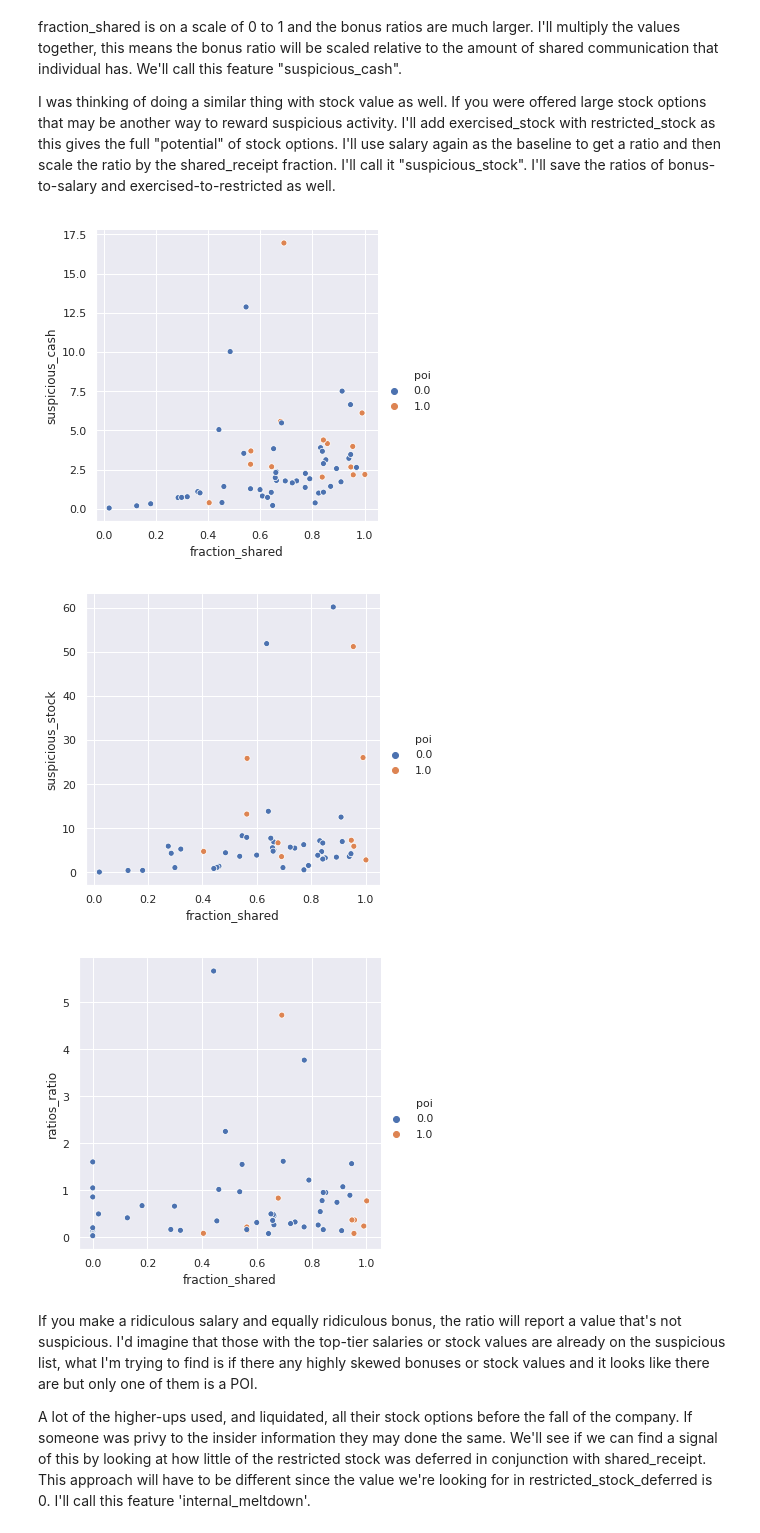
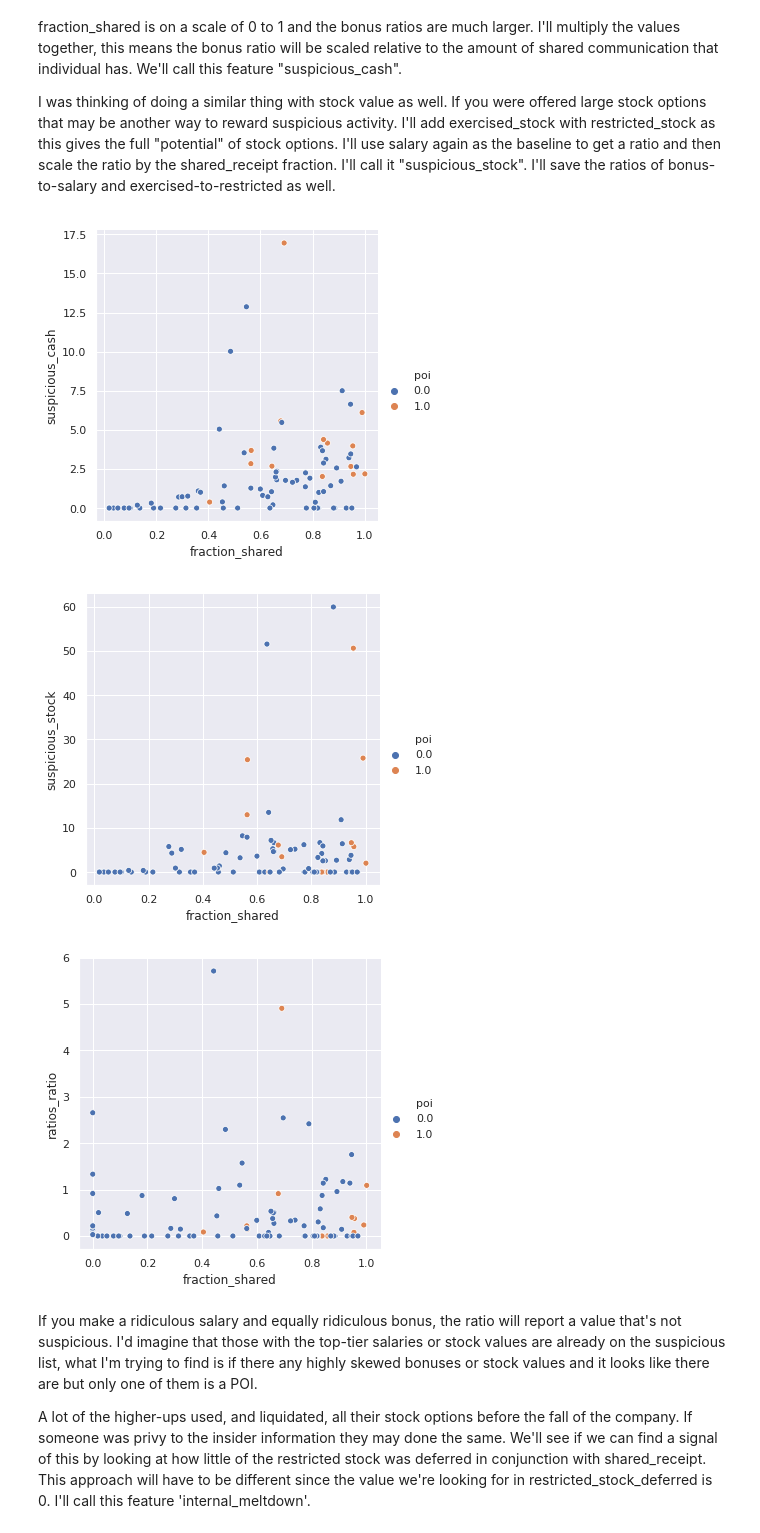
Before and after one commit to bmarshallk/ud120-projects, a Jupyter notebook: final_project/poi_id.ipynb, the cells around one changed output. Cells and saved outputs as stored; diff of their text form; code cells hidden in the pictures.

```diff
--- a/final_project/poi_id.ipynb
+++ b/final_project/poi_id.ipynb
@@ -865,6 +865,9 @@ for key in data_dict:
     data_dict[key]['fraction_from_poi'] = fraction_from_poi
     data_dict[key]['fraction_to_poi'] = fraction_to_poi
     data_dict[key]['fraction_shared'] = fraction_shared
+
+new_features = []
+new_features = ['fraction_from_poi', 'fraction_to_poi', 'fraction_shared']
 # %%
 SeabornScatter('fraction_from_poi', 'fraction_to_poi')
 # %% [output]
@@ -899,37 +902,54 @@ I'll need to pick which operand to use to combine these features. I wouldn't wan
 I was thinking of doing a similar thing with stock value as well. If you were offered large stock options that may be another way to reward suspicious activity.  I'll add exercised_stock with restricted_stock as this gives the full "potential" of stock options. I'll use salary again as the baseline to get a ratio and then scale the ratio by the shared_receipt fraction. I'll call it "suspicious_stock". I'll save the ratios of bonus-to-salary and exercised-to-restricted as well.
 # %%
 for key in data_dict:
-    salary = float(data_dict[key]['salary'])
-    bonus = float(data_dict[key]['bonus'])
-    exercised_stock_options = float(data_dict[key]['exercised_stock_options'])
-    restricted_stock = float(data_dict[key]['restricted_stock'])
+    salary = data_dict[key]['salary']
+    bonus = data_dict[key]['bonus']
+    exercised_stock_options = data_dict[key]['exercised_stock_options']
+    restricted_stock = data_dict[key]['restricted_stock']
     fraction_shared = data_dict[key]['fraction_shared']
 
     # Calculating the suspicious cash
-    if salary != 'NaN' and bonus != 'NaN':
-        bonus_ratio = bonus / salary
+    if salary == 'NaN' or bonus == 'NaN':
+        bonus_ratio = 0.0
+        suspicious_cash = 0.0
+    else:
+        bonus_ratio = bonus / float(salary)
         suspicious_cash = bonus_ratio * fraction_shared
-        data_dict[key]['bonus_ratio'] = bonus_ratio
-        data_dict[key]['suspicious_cash'] = suspicious_cash
 
-    # Calculating the suspicious stock, I allow the possibility of restricted_stock being 0
-    if salary != 'NaN' and exercised_stock_options != 'NaN':
+    # Calculating the suspicious stock along with the other values required
+    if salary == 'NaN' or exercised_stock_options == 'NaN' or restricted_stock == 'NaN':
+        stock_potential_ratio = 0.0
+        suspicious_stock = 0.0
+        exercised_stock_options = 0.0
+        restricted_stock = 0.0
+        salary = 0.0
+    else:
         stock_potential = exercised_stock_options + restricted_stock
         stock_potential_ratio = stock_potential / salary
         suspicious_stock = stock_potential_ratio * fraction_shared
-        data_dict[key]['stock_potential_ratio'] = stock_potential_ratio
-        data_dict[key]['suspicious_stock'] = suspicious_stock
 
-    # Why not ...
-    data_dict[key]['ratios_ratio'] = bonus_ratio / stock_potential_ratio
+    # and why not ...
+    if bonus_ratio == 0. or stock_potential_ratio == 0.:
+        ratios_ratio = 0.0
+    else:
+        ratios_ratio = bonus_ratio / float(stock_potential_ratio)
+
+    #Writing the features to the dictionary
+    data_dict[key]['bonus_ratio'] = bonus_ratio
+    data_dict[key]['suspicious_cash'] = suspicious_cash
+    data_dict[key]['stock_potential_ratio'] = stock_potential_ratio
+    data_dict[key]['suspicious_stock'] = suspicious_stock
+    data_dict[key]['ratios_ratio'] = ratios_ratio
 
 SeabornScatter('fraction_shared', 'suspicious_cash')
 SeabornScatter('fraction_shared', 'suspicious_stock')
 SeabornScatter('fraction_shared', 'ratios_ratio')
+
+new_features = new_features + ['bonus_ratio', 'suspicious_cash', 'stock_potential_ratio', 'suspicious_stock', 'ratios_ratio']
 # %% [output]
-[figure, old version]
+[figure, new version]
-[figure, old version]
+[figure, new version]
-[figure, old version]
+[figure, new version]
 # %% [markdown]
 If you make a ridiculous salary and equally ridiculous bonus, the ratio will report a value that's not suspicious. I'd imagine that those with the top-tier salaries or stock values are already on the suspicious list, what I'm trying to find is if there any highly skewed bonuses or stock values and it looks like there are but only one of them is a POI.
 
```
Also changed, not shown: parts of 23 cells of this notebook.
